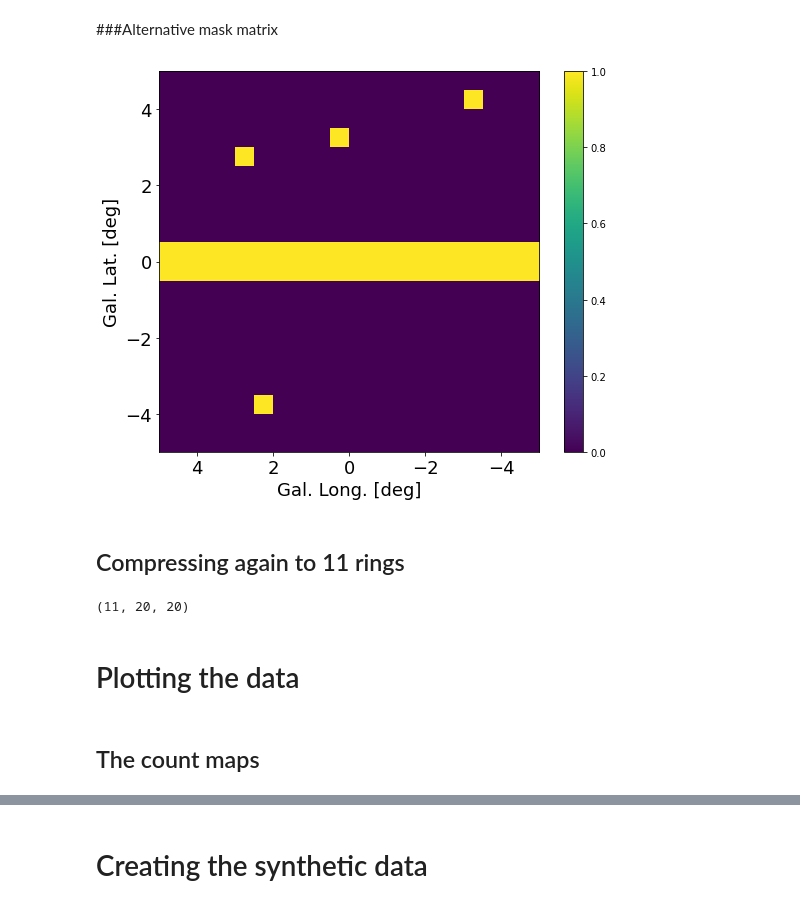
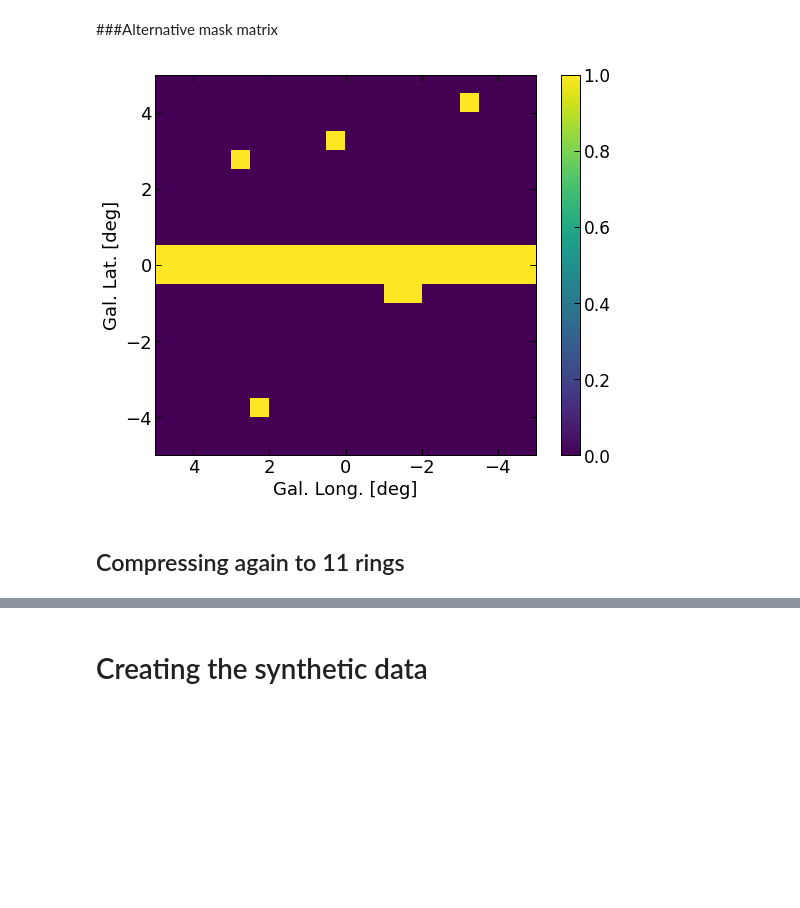
Before and after one commit to Harm1995/CTA-sensitivity, a Jupyter notebook: likelihood_quadratic_appox.ipynb, the cells around one changed output, grey strips where cells are left out. Saved outputs shown, nothing was run; the diff lists cells and outputs as text; code cells hidden in the pictures; blank space fills up the shorter version.

Commit message:
Gemaakt met Colaboratory

```diff
--- a/likelihood_quadratic_appox.ipynb
+++ b/likelihood_quadratic_appox.ipynb
@@ -53,0 +103,32 @@ energies = energies * TeV
+# %%
+pre_path = "/content/drive/My Drive/Colab Notebooks/master_project/"
+irf_filename = pre_path + 'irf_file.fits'
+bkg = Background3D.read(irf_filename, hdu='BACKGROUND')
+
+def background(E):
+  return bkg.evaluate(energy_reco = str(E)+ 'TeV', fov_lon = str(1) + 'deg',  fov_lat = str(1) + 'deg').to("TeV-1 s-1 sr-1")
+
+
+background_counts = []
+
+for i in range(len(energies)-1):
+  tot_count = 0
+  E1 = energies[i]
+  E2 = energies[i+1]
+  E = (E1*E2)**0.5
+  dE = E2-E1
+  counts = background(E) * dE
+  background_counts.append(counts)
+
+
+total_bgcounts = np.array(background_counts) * time_obs * pixel_size * (4*roi*4*roi)
+
+plt.step(energies[:-1],total_bgcounts)
+plt.yscale('log')
+plt.xscale('log')
+
+res_back = []
+for counts in total_bgcounts:
+  res_back.append(np.full((4*roi,4*roi), counts / (4*roi*4*roi)))
+
+res_back = np.array(res_back)
@@ -397,34 +498,40 @@ def mask_matrix_fu():
               mark = 1
           mask_matrix[y_coor].append(mark)
       y_coor += 1
 
   mask_matrix = np.array(mask_matrix)
   return mask_matrix
 
 mask_matrix = mask_matrix_fu()
 
+x = np.arange(-roi,roi,0.5)
+y = np.arange(-roi,roi,0.5)
+xx, yy = np.meshgrid(x, y, sparse=True)
+#dist = np.sqrt(xx**2 + yy**2)
+dist = np.sqrt((xx-1.29)**2 + (yy-0.64)**2) #for a disk at (x,y)=(0.5,0.5)
+mask_matrix[dist<0.4] = 1.
 
 
 
 
 
 mask2 = []
 
 for i in range(11):
   mask2.append(mask_matrix)
 
 mask2 = np.array(mask2)
 
 plt.figure(figsize=(9,7))
 plt.xlabel("Gal. Long. [deg]",fontsize=18)
 plt.ylabel("Gal. Lat. [deg]",fontsize=18)
 plt.xticks(fontsize=18)
 plt.yticks(fontsize=18)
 plt.imshow(mask2[0], extent = [roi,-roi,-roi,roi])
 plt.colorbar()
 plt.show()
 # %% [output]
-[figure, old version]
+[figure, new version]
 # %% [markdown]
 ## Compressing again to 11 rings
 # %%
@@ -538,11 +653,3 @@ dust_pos_template = np.array(dust_pos_template)
 dust_neg_template = np.array(dust_neg_template)
 
 dark_matter_template = np.array(dark_matter_template)
-# %%
-dark_matter_template.shape
-# %% [output]
-(11, 20, 20)
-# %% [markdown]
-# Plotting the data
-# %% [markdown]
-## The count maps
```
Also changed, not shown: parts of 43 cells of this notebook.
